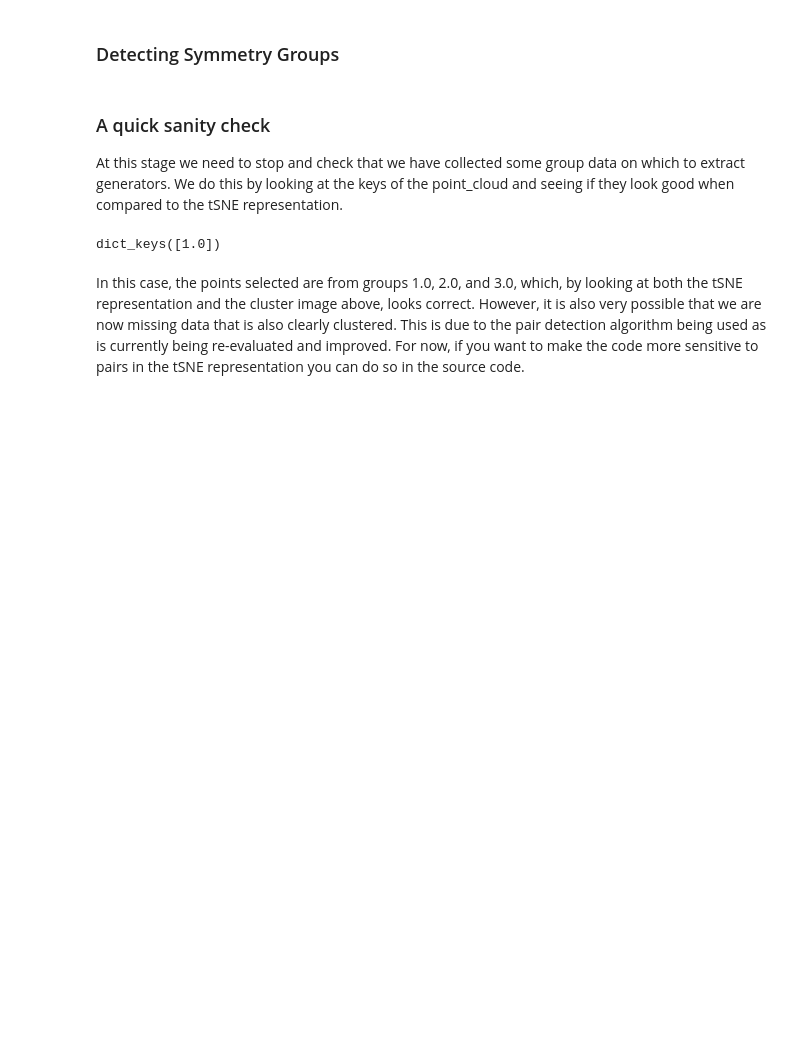
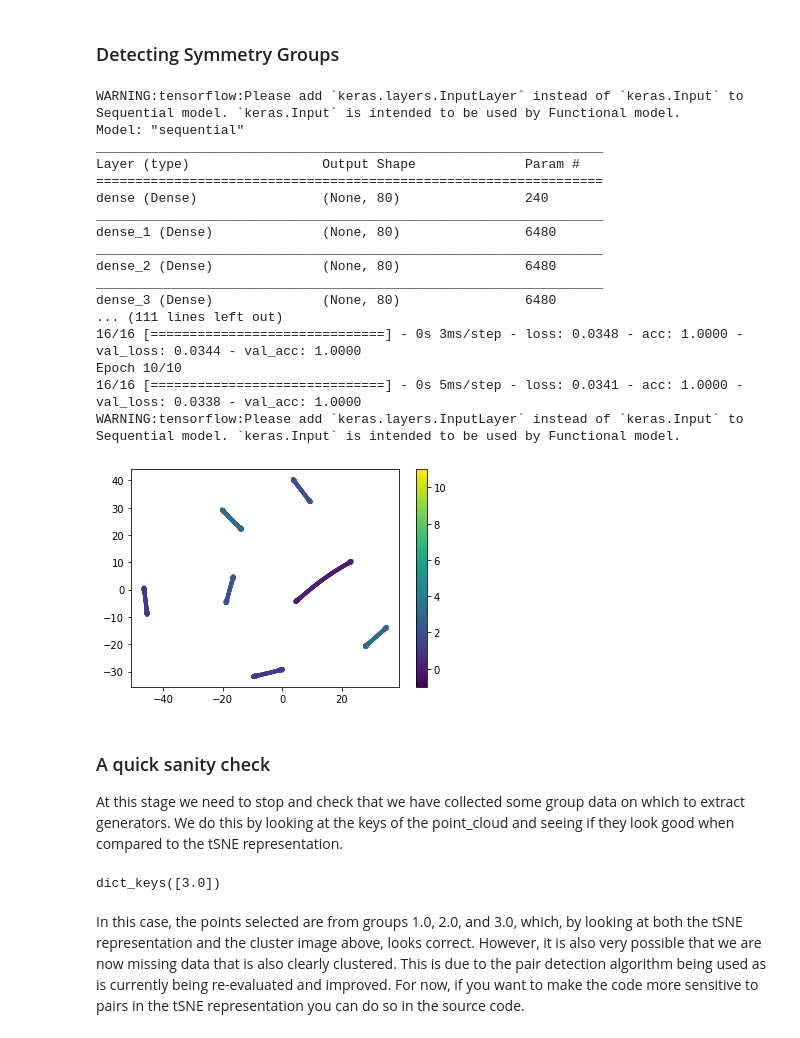
Before and after one commit to zincware/SymSuite, a Jupyter notebook: examples/notebooks/Pendulum_Example.ipynb, the cells around one changed output. Cells and saved outputs as stored; diff of their text form; code cells hidden in the pictures; blank space fills up the shorter version.

```diff
--- a/examples/notebooks/Pendulum_Example.ipynb
+++ b/examples/notebooks/Pendulum_Example.ipynb
@@ -71,6 +71,27 @@ model = symdet.DenseModel(n_layers=7,
                           lr=0.00025)
 # %%
 sym_detector = symdet.GroupDetection(model, clustered_data)
+# %%
+point_cloud = sym_detector.run_symmetry_detection()
+# %% [output]
+WARNING:tensorflow:Please add `keras.layers.InputLayer` instead of `keras.Input` to Sequential model. `keras.Input` is intended to be used by Functional model.
+Model: "sequential"
+_________________________________________________________________
+Layer (type)                 Output Shape              Param #
+=================================================================
+dense (Dense)                (None, 80)                240
+_________________________________________________________________
+dense_1 (Dense)              (None, 80)                6480
+_________________________________________________________________
+dense_2 (Dense)              (None, 80)                6480
+_________________________________________________________________
+dense_3 (Dense)              (None, 80)                6480
+... (111 lines left out)
+16/16 [==============================] - 0s 3ms/step - loss: 0.0348 - acc: 1.0000 - val_loss: 0.0344 - val_acc: 1.0000
+Epoch 10/10
+16/16 [==============================] - 0s 5ms/step - loss: 0.0341 - acc: 1.0000 - val_loss: 0.0338 - val_acc: 1.0000
+WARNING:tensorflow:Please add `keras.layers.InputLayer` instead of `keras.Input` to Sequential model. `keras.Input` is intended to be used by Functional model.
+[figure, added]
 # %% [markdown]
 ### A quick sanity check
 
@@ -78,7 +99,7 @@ At this stage we need to stop and check that we have collected some group data o
 # %%
 point_cloud.keys()
 # %% [output]
-dict_keys([1.0])
+dict_keys([3.0])
 # %% [markdown]
 In this case, the points selected are from groups 1.0, 2.0, and 3.0, which, by looking at both the tSNE representation and the cluster image above, looks correct. However, it is also very possible that we are now missing data that is also clearly clustered. This is due to the pair detection algorithm being used as is currently being re-evaluated and improved. For now, if you want to make the code more sensitive to pairs in the tSNE representation you can do so in the source code.
 # %%
```
Also changed, not shown: parts of 1 cell of this notebook, 3 other files.
